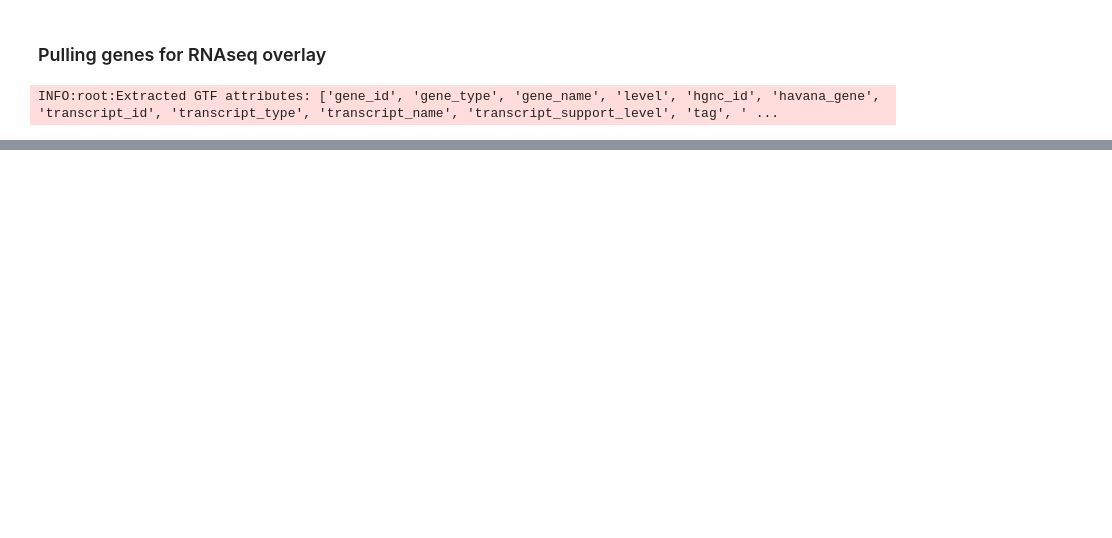
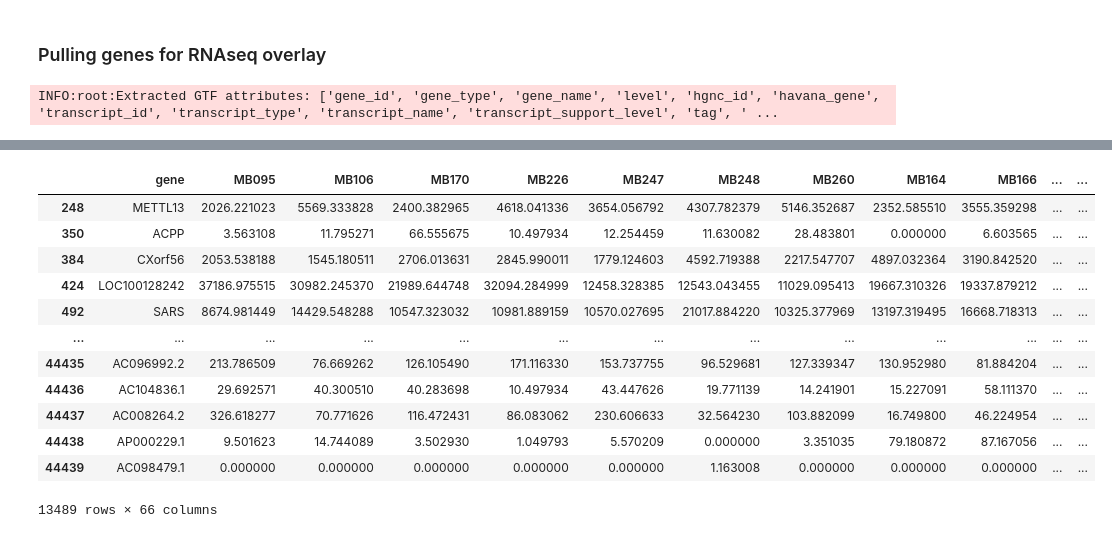
Before and after one commit to jbk708/2023_chavez_rotation, a Jupyter notebook: analysis/jupyter_notebooks/rnaseq_anno.ipynb, the cells around one changed output, grey strips where cells are left out. Saved outputs shown, nothing was run; the diff lists cells and outputs as text; code cells hidden in the pictures; blank space fills up the shorter version.

```diff
--- a/analysis/jupyter_notebooks/rnaseq_anno.ipynb
+++ b/analysis/jupyter_notebooks/rnaseq_anno.ipynb
@@ -34,5 +92,8 @@ col_names = [
     "MB206", "MB266", "MB287", "seqname", "source", "feature", "start", "end", "strand",
     "gene_id", "gene_type", "level", "hgnc_id", "havana_gene"
 ]
-merged_subset = medullo_rnaseq_norm.merge(genes_hg38_anno, how="inner", left_on="gene", right_on="gene_name")
-merge_filtered = merged_subset[merged_subset.columns.intersection(col_names)]
+merged_subset = medullo_rnaseq_norm.merge(genes_hg38_anno, how="left", left_on="gene", right_on="gene_name", indicator=True)
+unmerged = merged_subset[~merged_subset['_merge'].isin(["both"])]
+
+merged_subset.head()
+# merge_filtered = merged_subset[merged_subset.columns.intersection(col_names)]
@@ -39,3 +108,19 @@ merge_filtered = merged_subset[merged_subset.columns.intersection(col_names)]
+# %%
+unmerged
+# %% [output]
+|  | gene | MB095 | MB106 | MB170 | MB226 | MB247 | MB248 | MB260 | MB164 | MB166 | ... | ... |
+| 248 | METTL13 | 2026.221023 | 5569.333828 | 2400.382965 | 4618.041336 | 3654.056792 | 4307.782379 | 5146.352687 | 2352.585510 | 3555.359298 | ... | ... |
+| 350 | ACPP | 3.563108 | 11.795271 | 66.555675 | 10.497934 | 12.254459 | 11.630082 | 28.483801 | 0.000000 | 6.603565 | ... | ... |
+| 384 | CXorf56 | 2053.538188 | 1545.180511 | 2706.013631 | 2845.990011 | 1779.124603 | 4592.719388 | 2217.547707 | 4897.032364 | 3190.842520 | ... | ... |
+| 424 | LOC100128242 | 37186.975515 | 30982.245370 | 21989.644748 | 32094.284999 | 12458.328385 | 12543.043455 | 11029.095413 | 19667.310326 | 19337.879212 | ... | ... |
+| 492 | SARS | 8674.981449 | 14429.548288 | 10547.323032 | 10981.889159 | 10570.027695 | 21017.884220 | 10325.377969 | 13197.319495 | 16668.718313 | ... | ... |
+| ... | ... | ... | ... | ... | ... | ... | ... | ... | ... | ... | ... | ... |
+| 44435 | AC096992.2 | 213.786509 | 76.669262 | 126.105490 | 171.116330 | 153.737755 | 96.529681 | 127.339347 | 130.952980 | 81.884204 | ... | ... |
+| 44436 | AC104836.1 | 29.692571 | 40.300510 | 40.283698 | 10.497934 | 43.447626 | 19.771139 | 14.241901 | 15.227091 | 58.111370 | ... | ... |
+| 44437 | AC008264.2 | 326.618277 | 70.771626 | 116.472431 | 86.083062 | 230.606633 | 32.564230 | 103.882099 | 16.749800 | 46.224954 | ... | ... |
+| 44438 | AP000229.1 | 9.501623 | 14.744089 | 3.502930 | 1.049793 | 5.570209 | 0.000000 | 3.351035 | 79.180872 | 87.167056 | ... | ... |
+| 44439 | AC098479.1 | 0.000000 | 0.000000 | 0.000000 | 0.000000 | 0.000000 | 1.163008 | 0.000000 | 0.000000 | 0.000000 | ... | ... |
+13489 rows × 66 columns
 # %%
 """
 Export to CSV
```
Also changed, not shown: parts of 6 cells of this notebook.
